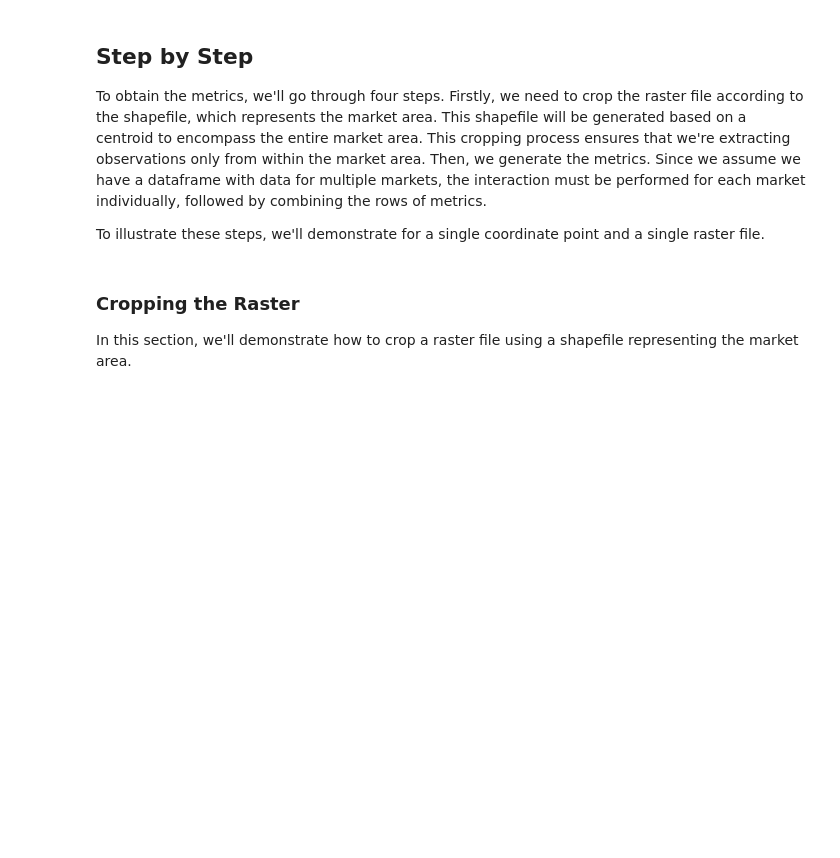
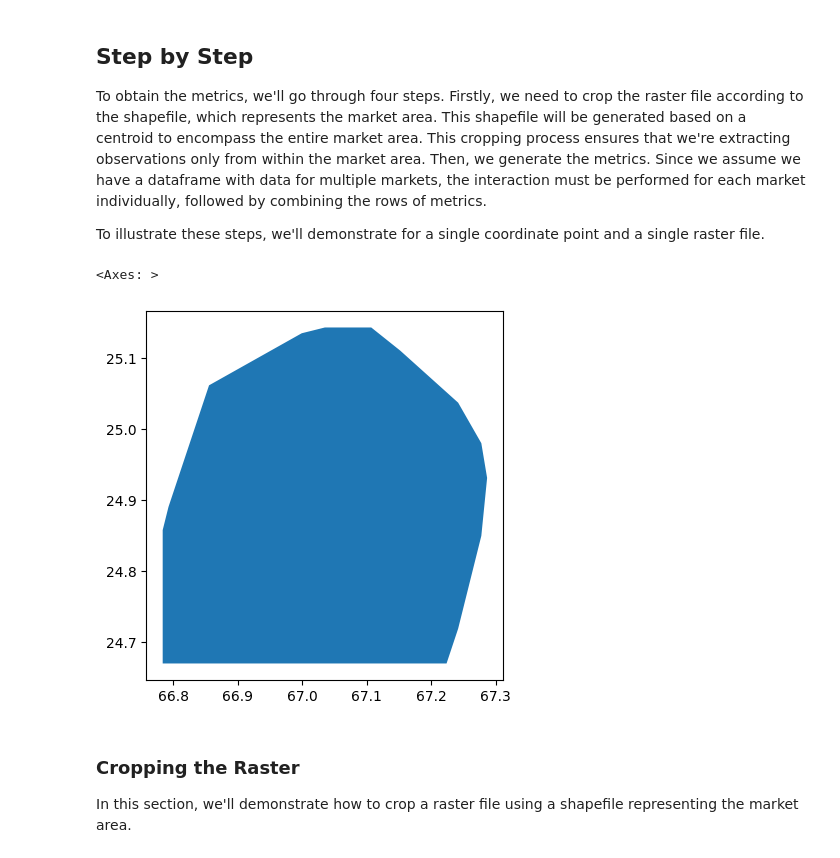
Before and after one commit to TJhon/python-raster-crop, a Jupyter notebook: tutorials/reference.ipynb, the cells around one changed output. Saved outputs shown, nothing was run; the diff lists cells and outputs as text; code cells hidden in the pictures; blank space fills up the shorter version.

```diff
--- a/tutorials/reference.ipynb
+++ b/tutorials/reference.ipynb
@@ -212,5 +263,11 @@ To obtain the metrics, we'll go through four steps. Firstly, we need to crop the
 
 To illustrate these steps, we'll demonstrate for a single coordinate point and a single raster file.
 # %%
-karachi_df = areas.get_routes(from_, radius_km=30, grid_km_size=2)
-karachi_df_shp = areas.get_ameba(karachi_df, max_km=20)
+from osrmareas import areas
+karachi_ll = [24.910871, 67.030846]
+karachi_df = areas.get_routes(karachi_ll, radius_km=30, grid_km_size=1)
+karachi_df_shp = areas.get_ameba(karachi_df, max_km = 30)
+karachi_df_shp.plot()
+# %% [output]
+<Axes: >
+[figure, added]
```
Also changed, not shown: parts of 28 cells of this notebook.
